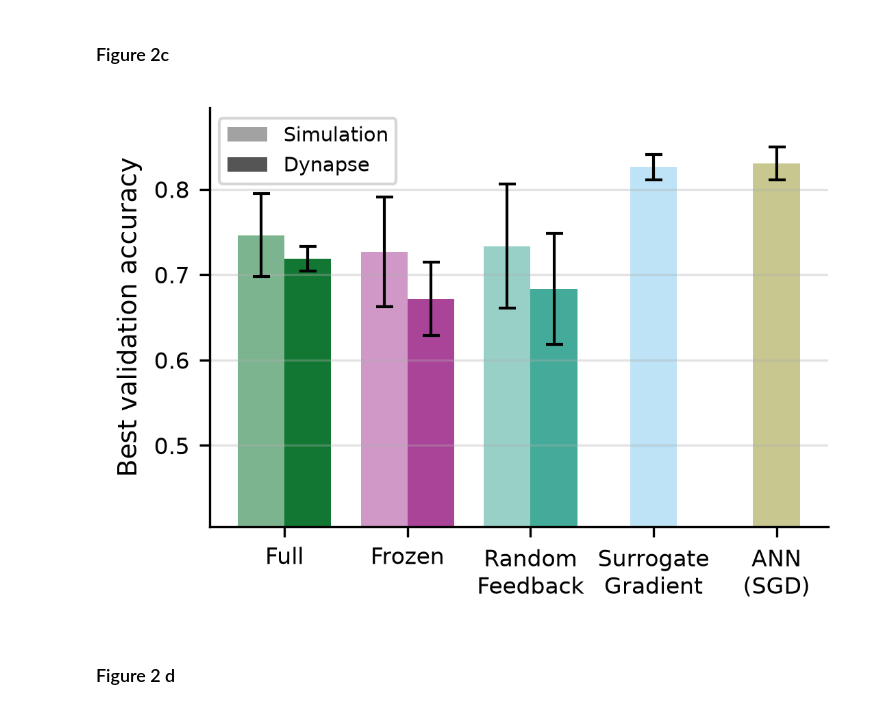
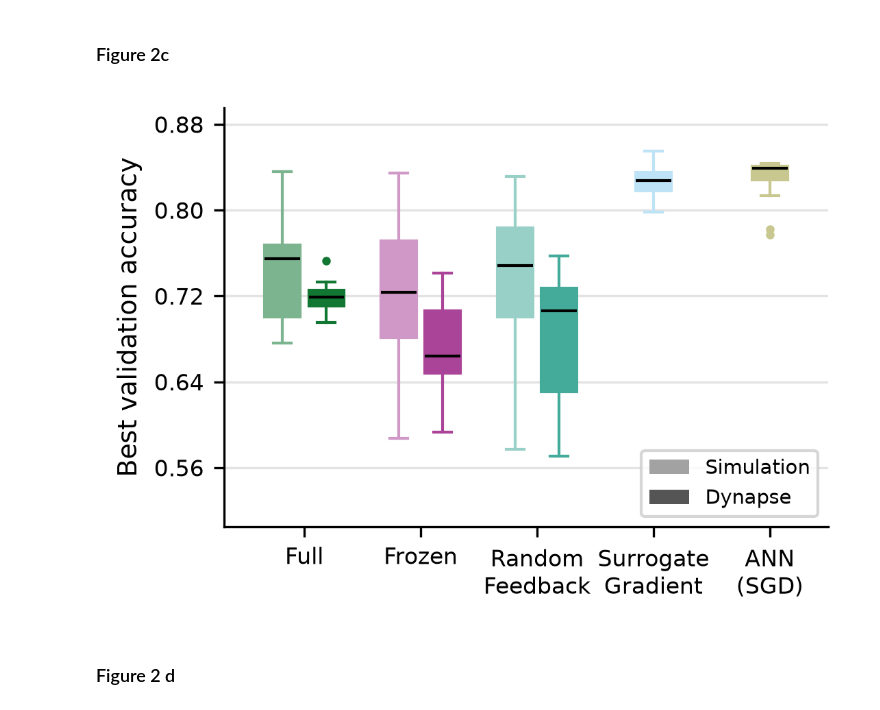
Before and after one commit to jonahaag/spiking_feedback_control_paper_figures, a Jupyter notebook: scripts/create_figures.ipynb, the cells around one changed output. Drawn from its saved outputs; the diff is of its cells as text; code cells hidden in the pictures.

```diff
--- a/scripts/create_figures.ipynb
+++ b/scripts/create_figures.ipynb
@@ -26,26 +26,27 @@ ax.figure.savefig('../figures/fig2b.png', bbox_inches='tight')
 # %%
 sim_yinyang_files = [
     '../data/simulation/yinyang_accuracy_sfc.csv',
     '../data/simulation/yinyang_accuracy_surrogategrad_MSE.csv',
     '../data/simulation/yinyang_accuracy_backprop_crossentropy.csv'
 ]
 sim_yinyang_dfs = [pd.read_csv(f, sep=';') for f in sim_yinyang_files]
 sim_yinyang_df = pd.concat(sim_yinyang_dfs, ignore_index=True)
 
 # TODO: update sims with test accuracy
 if 'test accuracy (Max)' not in sim_yinyang_df.columns:
     sim_yinyang_df['test accuracy (Max)'] = None
 sim_yinyang_df['test accuracy (Max)'] = sim_yinyang_df['test accuracy (Max)'].fillna(
     sim_yinyang_df.get('eval accuracy')
 ).fillna(
     sim_yinyang_df.get('test accuracy (max)')
 )
 
-fig = pu.plot_sim_vs_dynapse_bars(dyn_yinyang_df, sim_yinyang_df, y_min=0.405, y_max=0.895)
+fig = pu.plot_sim_vs_dynapse_box_plots(dyn_yinyang_df, sim_yinyang_df, y_min=0.505, y_max=0.895,
+                                       legend_loc='lower right')
 fig.savefig('../figures/fig2c.pdf', bbox_inches='tight')
 fig.savefig('../figures/fig2c.png', bbox_inches='tight')
 # %% [output]
-[figure, old version]
+[figure, new version]
 # %% [markdown]
 ### Figure 2 d
 # %%
```
Also changed, not shown: parts of 3 cells of this notebook, 23 other files.
